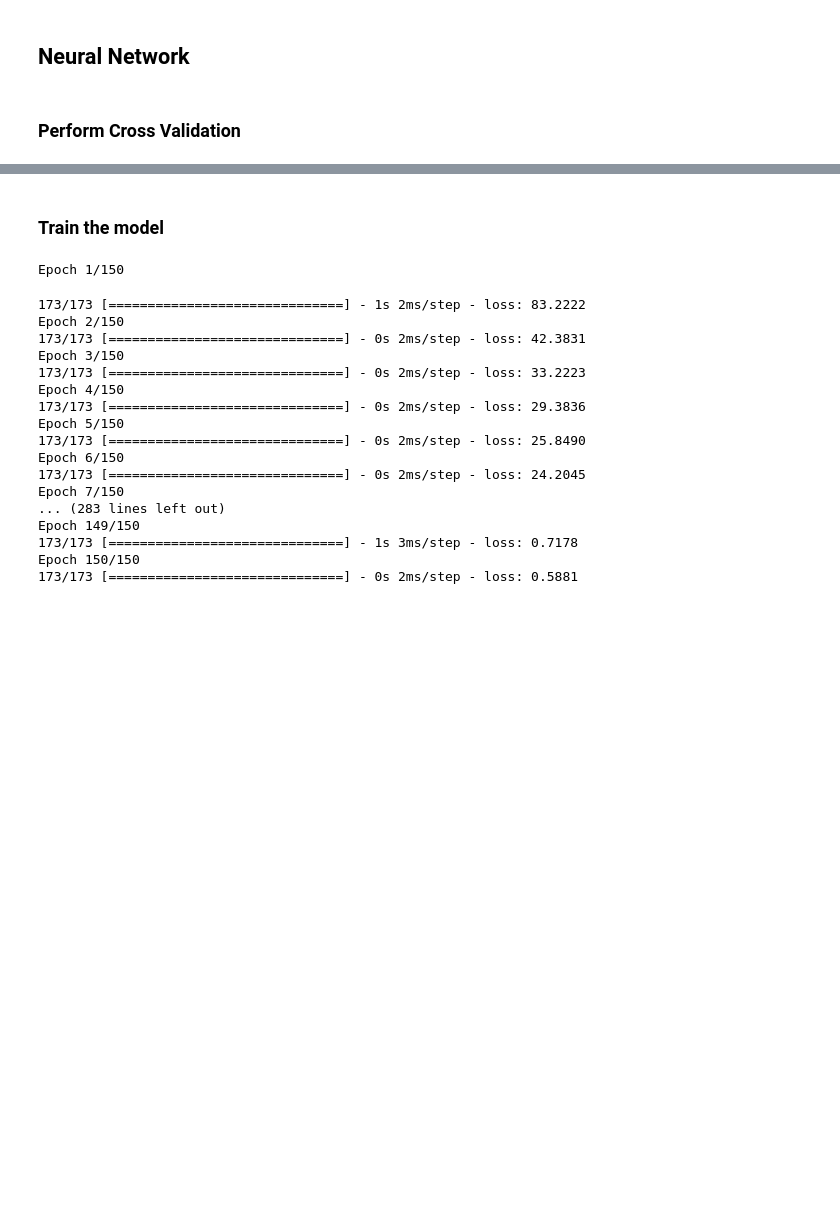
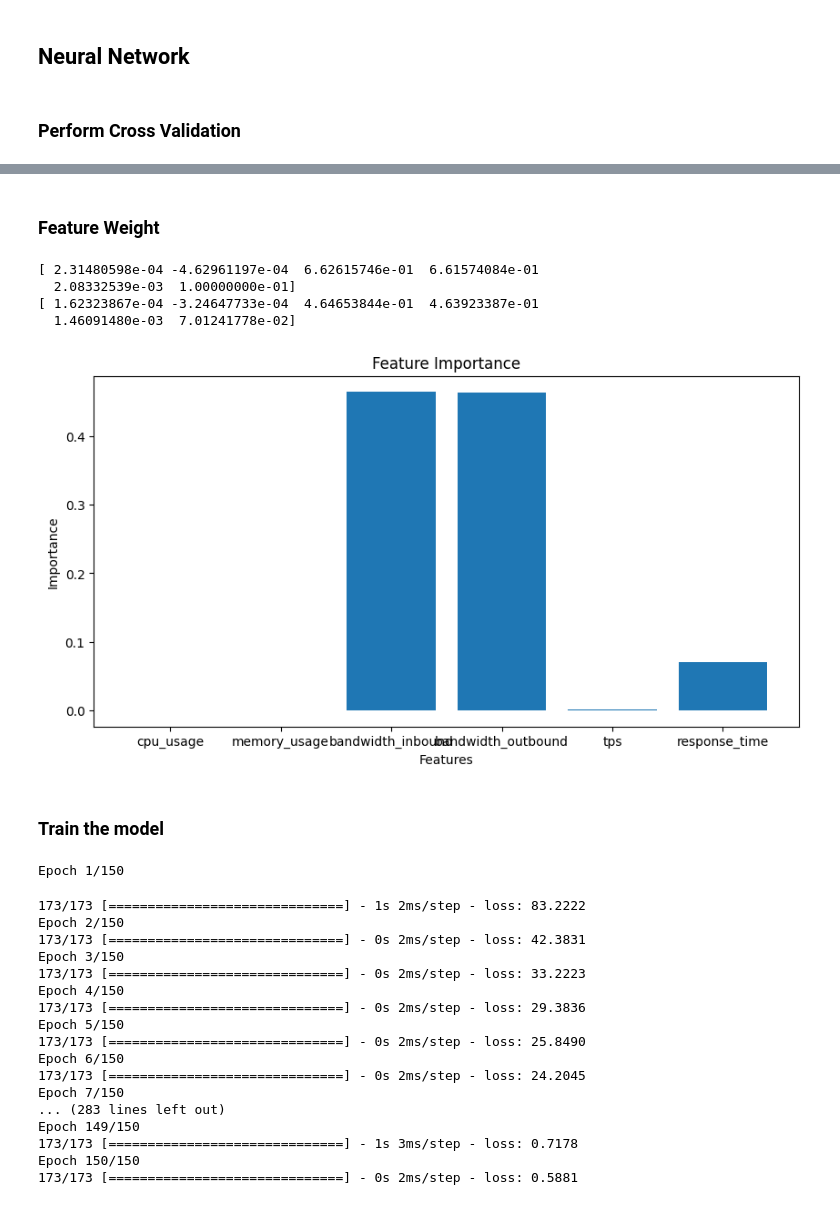
Before and after one commit to meng-rcis/rcie-system-metrics-prediction, a Jupyter notebook: two-stages/status/status.neural_network.ipynb, the cells around one changed output, grey strips where cells are left out. Cells and saved outputs as stored; diff of their text form; code cells hidden in the pictures; blank space fills up the shorter version.

```diff
--- a/two-stages/status/status.neural_network.ipynb
+++ b/two-stages/status/status.neural_network.ipynb
@@ -82,3 +99,43 @@ F1 score: 0.9380 (0.0754)
+# %% [markdown]
+### Feature Weight
+# %%
+X_test = pickle.load(open("./common/metrics_test.p", "rb"))
+X_train = pickle.load(open("./common/metrics_train.p", "rb"))
+y_test = pickle.load(open("./common/status_test.p", "rb"))
+y_train = pickle.load(open("./common/status_train.p", "rb"))
+
+feature_cols = pickle.load(open("./common/feature_cols.p", "rb"))
+# %%
+# create model
+clf = KerasClassifier(build_fn=create_model, epochs=100, batch_size=32, verbose=0)
+clf.fit(X_train, y_train)
+
+# Create a Permutation Importance object
+perm = PermutationImportance(clf, random_state=1).fit(X_train, y_train)
+
+# Get feature importances
+importances = perm.feature_importances_
+
+print(importances)
+
+# Normalize the importances
+normalized_importances = importances / np.sum(importances)
+
+print(normalized_importances)
+
+# Plot the normalized importances
+plt.figure(figsize=(10, 5))
+plt.bar(feature_cols, normalized_importances)
+plt.title('Feature Importance')
+plt.xlabel('Features')
+plt.ylabel('Importance')
+plt.show()
+# %% [output]
+[ 2.31480598e-04 -4.62961197e-04  6.62615746e-01  6.61574084e-01
+  2.08332539e-03  1.00000000e-01]
+[ 1.62323867e-04 -3.24647733e-04  4.64653844e-01  4.63923387e-01
+  1.46091480e-03  7.01241778e-02]
+[figure, added]
 # %% [markdown]
 ### Train the model
 # %%
```
Also changed, not shown: parts of 4 cells of this notebook, 3 other files.
